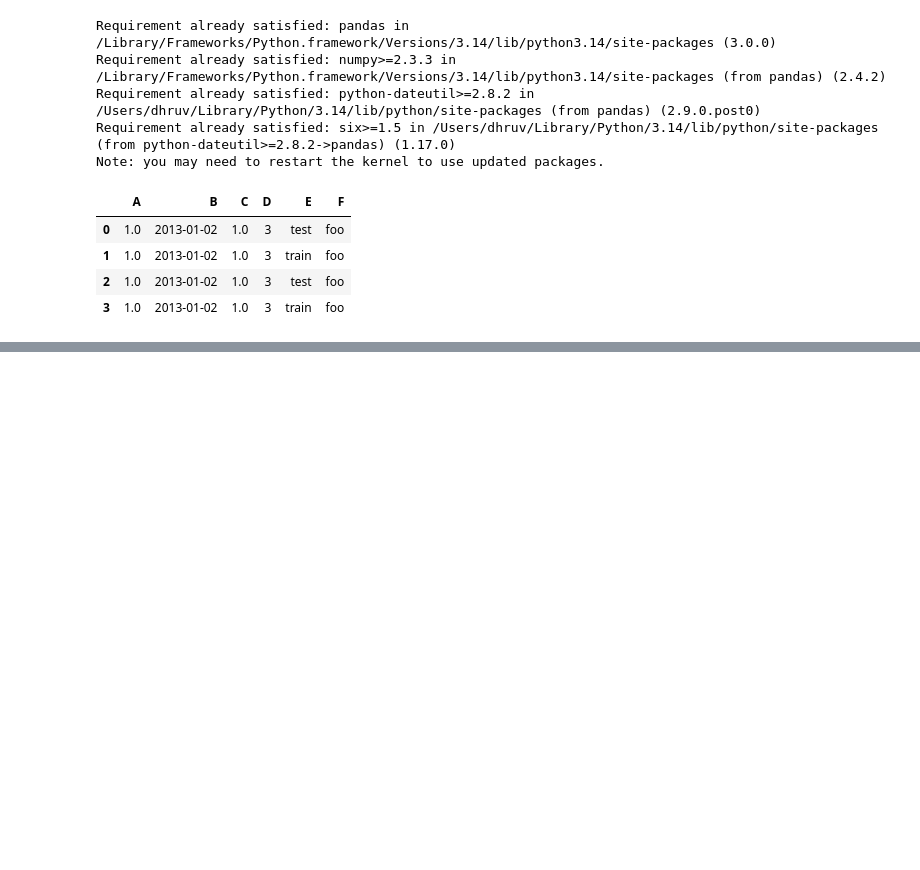
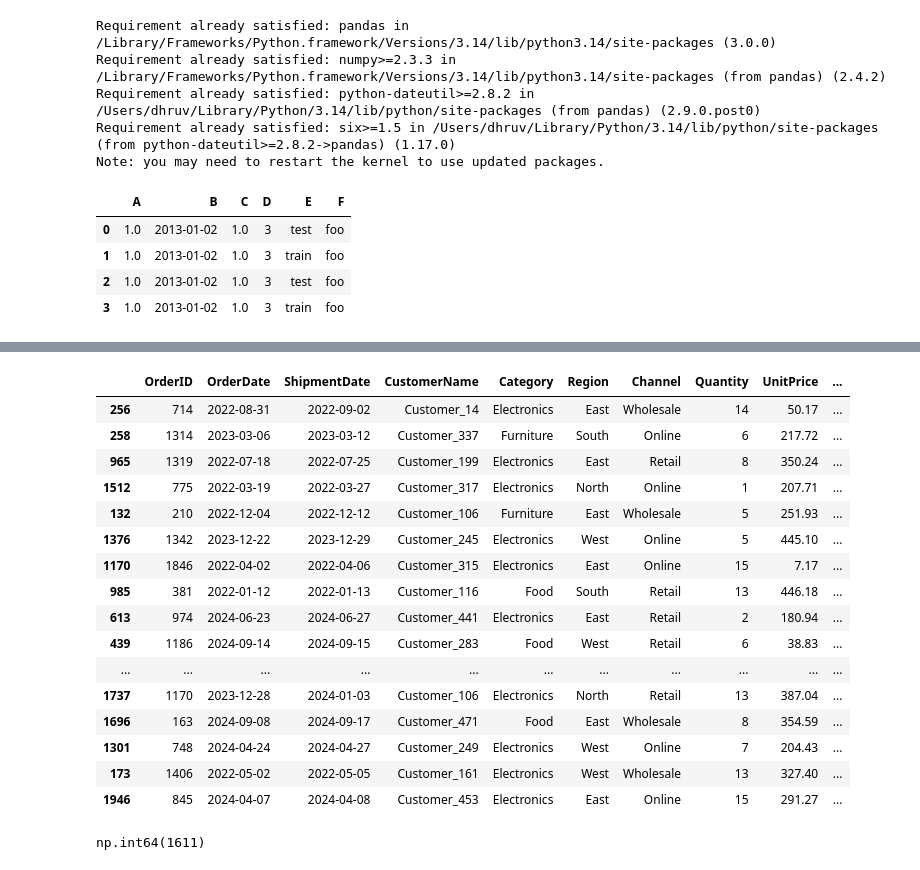
Before and after one commit to datasciencekibaatein/Batch-84, a Jupyter notebook: pandas-lectures/1-intro.ipynb, the cells around one changed output, grey strips where cells are left out. Drawn from its saved outputs; the diff is of its cells as text; code cells hidden in the pictures; blank space fills up the shorter version.

```diff
--- a/pandas-lectures/1-intro.ipynb
+++ b/pandas-lectures/1-intro.ipynb
@@ -30,0 +282,24 @@ df2
+# %%
+data.sample(n=30)
+# %% [output]
+|  | OrderID | OrderDate | ShipmentDate | CustomerName | Category | Region | Channel | Quantity | UnitPrice | ... |
+| 256 | 714 | 2022-08-31 | 2022-09-02 | Customer_14 | Electronics | East | Wholesale | 14 | 50.17 | ... |
+| 258 | 1314 | 2023-03-06 | 2023-03-12 | Customer_337 | Furniture | South | Online | 6 | 217.72 | ... |
+| 965 | 1319 | 2022-07-18 | 2022-07-25 | Customer_199 | Electronics | East | Retail | 8 | 350.24 | ... |
+| 1512 | 775 | 2022-03-19 | 2022-03-27 | Customer_317 | Electronics | North | Online | 1 | 207.71 | ... |
+| 132 | 210 | 2022-12-04 | 2022-12-12 | Customer_106 | Furniture | East | Wholesale | 5 | 251.93 | ... |
+| 1376 | 1342 | 2023-12-22 | 2023-12-29 | Customer_245 | Electronics | West | Online | 5 | 445.10 | ... |
+| 1170 | 1846 | 2022-04-02 | 2022-04-06 | Customer_315 | Electronics | East | Online | 15 | 7.17 | ... |
+| 985 | 381 | 2022-01-12 | 2022-01-13 | Customer_116 | Food | South | Retail | 13 | 446.18 | ... |
+| 613 | 974 | 2024-06-23 | 2024-06-27 | Customer_441 | Electronics | East | Retail | 2 | 180.94 | ... |
+| 439 | 1186 | 2024-09-14 | 2024-09-15 | Customer_283 | Food | West | Retail | 6 | 38.83 | ... |
+| ... | ... | ... | ... | ... | ... | ... | ... | ... | ... | ... |
+| 1737 | 1170 | 2023-12-28 | 2024-01-03 | Customer_106 | Electronics | North | Retail | 13 | 387.04 | ... |
+| 1696 | 163 | 2024-09-08 | 2024-09-17 | Customer_471 | Food | East | Wholesale | 8 | 354.59 | ... |
+| 1301 | 748 | 2024-04-24 | 2024-04-27 | Customer_249 | Electronics | West | Online | 7 | 204.43 | ... |
+| 173 | 1406 | 2022-05-02 | 2022-05-05 | Customer_161 | Electronics | West | Wholesale | 13 | 327.40 | ... |
+| 1946 | 845 | 2024-04-07 | 2024-04-08 | Customer_453 | Electronics | East | Online | 15 | 291.27 | ... |
+# %%
+data['Quantity'].where(lambda x:x>4).count()
+# %% [output]
+np.int64(1611)
```
Also changed, not shown: parts of 34 cells of this notebook, 6 other files.
